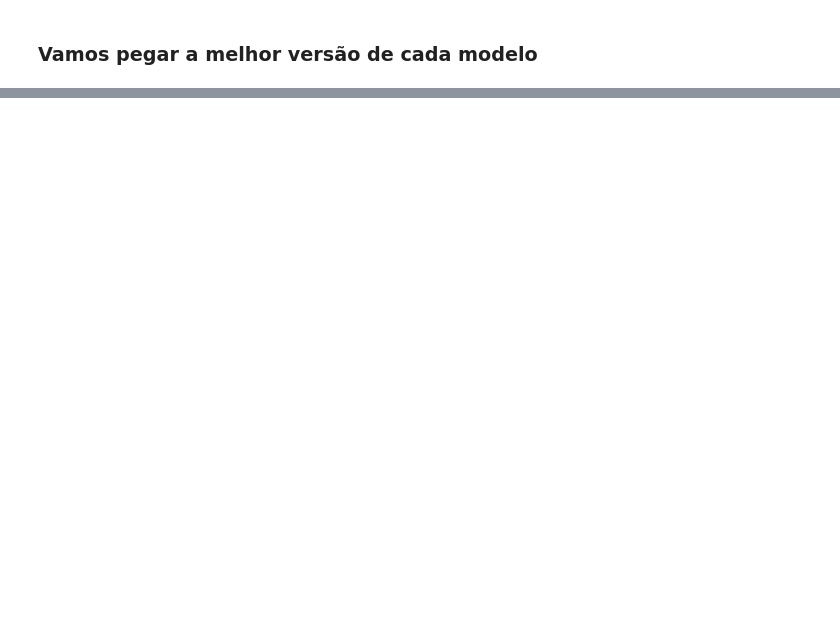
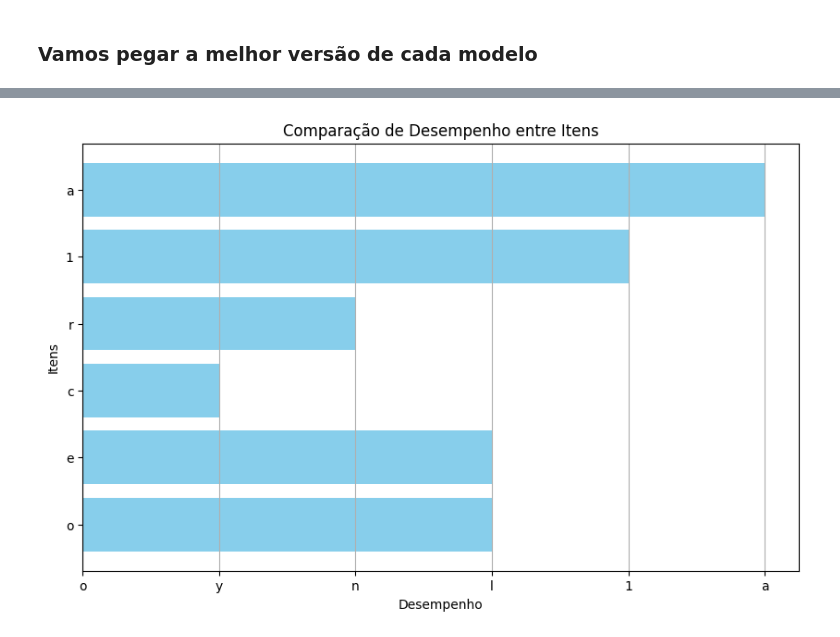
Before and after one commit to mauriciobenjamin700/IC_V2, a Jupyter notebook: train.ipynb, the cells around one changed output, grey strips where cells are left out. Saved outputs shown, nothing was run; the diff lists cells and outputs as text; code cells hidden in the pictures; blank space fills up the shorter version.

Commit message:
Results Models

```diff
--- a/train.ipynb
+++ b/train.ipynb
@@ -154 +126,3 @@ for arg in args:
+# %%
+output = join("docs","classification")
 # %%
@@ -163,0 +140,6 @@ Save_model(model,join(MODEL,'rf'))
+# %%
+# caso não tenhamos nosso DataFrame carregado, podemos carregalo apartir de um arquivo
+result_models = File2df(join(output,"not rf.csv"))
+
+#result_models.drop("Unnamed: 0",axis=1,inplace=True)
+result_models.columns
@@ -163,0 +222,15 @@ Save_model(model,join(MODEL,'rf'))
+# %%
+# Extrair os nomes dos itens e os valores de desempenho
+itens = [item[1] for item in result_models]
+desempenho = [item[-1] for item in result_models]
+
+# Plotar o gráfico
+plt.figure(figsize=(10, 6))
+plt.barh(itens, desempenho, color='skyblue')
+plt.xlabel('Desempenho')
+plt.ylabel('Itens')
+plt.title('Comparação de Desempenho entre Itens')
+plt.grid(axis='x')
+plt.show()
+# %% [output]
+[figure, added]
```
Also changed, not shown: parts of 26 cells of this notebook, 3 other files.
